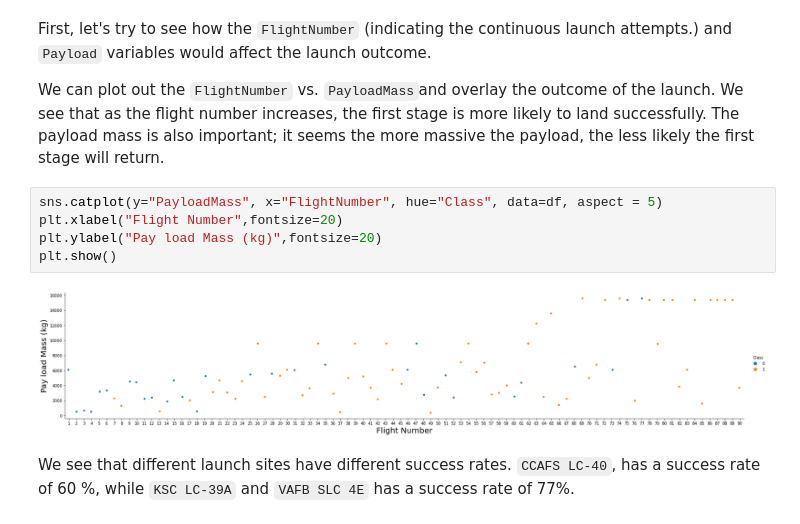
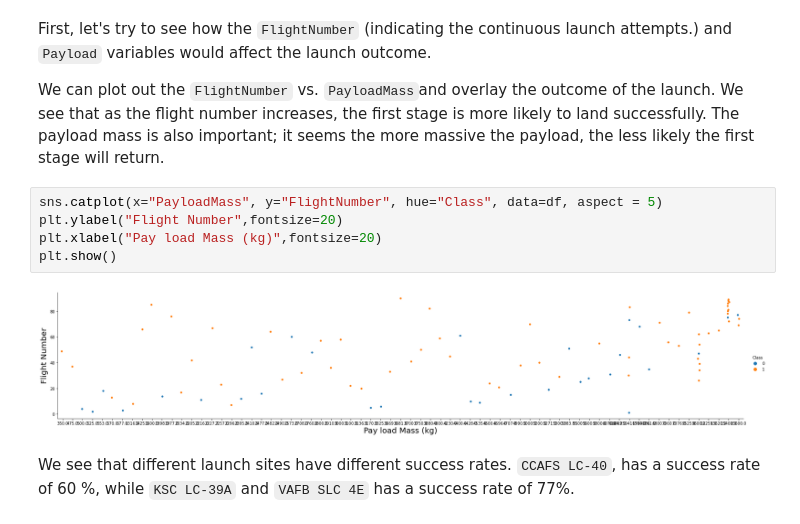
Before and after one commit to drhuicheng/IBMDataScience, a Jupyter notebook: EDA with Data Visualization.ipynb, the cells around one changed output. Saved outputs shown, nothing was run; the diff lists cells and outputs as text.

```diff
--- a/EDA with Data Visualization.ipynb
+++ b/EDA with Data Visualization.ipynb
@@ -68,12 +68,12 @@ First, let's try to see how the `FlightNumber` (indicating the continuous launch
 
 We can plot out the <code>FlightNumber</code> vs. <code>PayloadMass</code>and overlay the outcome of the launch. We see that as the flight number increases, the first stage is more likely to land successfully. The payload mass is also important; it seems the more massive the payload, the less likely the first stage will return.
 # %%
-sns.catplot(y="PayloadMass", x="FlightNumber", hue="Class", data=df, aspect = 5)
-plt.xlabel("Flight Number",fontsize=20)
-plt.ylabel("Pay load Mass (kg)",fontsize=20)
+sns.catplot(x="PayloadMass", y="FlightNumber", hue="Class", data=df, aspect = 5)
+plt.ylabel("Flight Number",fontsize=20)
+plt.xlabel("Pay load Mass (kg)",fontsize=20)
 plt.show()
 # %% [output]
-[figure, old version]
+[figure, new version]
 # %% [markdown]
 We see that different launch sites have different success rates.  <code>CCAFS LC-40</code>, has a success rate of 60 %, while  <code>KSC LC-39A</code> and <code>VAFB SLC 4E</code> has a success rate of 77%.
 # %% [markdown]
```
Also changed, not shown: parts of 2 cells of this notebook.
